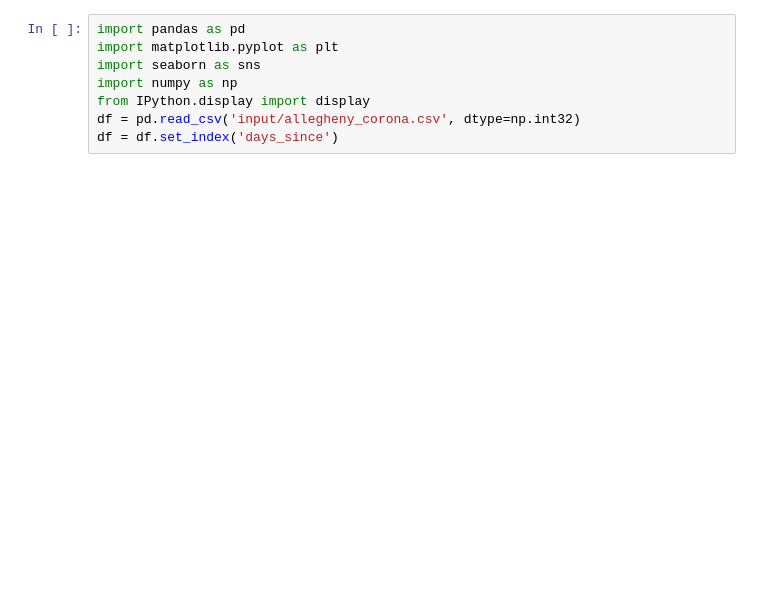
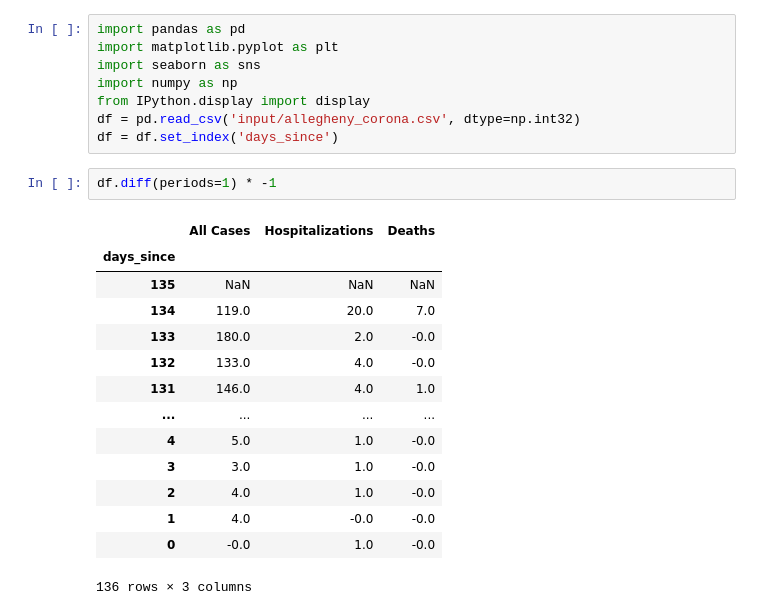
Before and after one commit to oxenfree/allegheny_corona_viz, a Jupyter notebook: allegheny_rona.ipynb, the cells around one changed output. Cells and saved outputs as stored; diff of their text form; blank space fills up the shorter version.

```diff
--- a/allegheny_rona.ipynb
+++ b/allegheny_rona.ipynb
@@ -6,6 +6,23 @@ import numpy as np
 from IPython.display import display
 df = pd.read_csv('input/allegheny_corona.csv', dtype=np.int32)
 df = df.set_index('days_since')
+# %%
+df.diff(periods=1) * -1
+# %% [output]
+|  | All Cases | Hospitalizations | Deaths |
+| days_since |  |  |  |
+| 135 | NaN | NaN | NaN |
+| 134 | 119.0 | 20.0 | 7.0 |
+| 133 | 180.0 | 2.0 | -0.0 |
+| 132 | 133.0 | 4.0 | -0.0 |
+| 131 | 146.0 | 4.0 | 1.0 |
+| ... | ... | ... | ... |
+| 4 | 5.0 | 1.0 | -0.0 |
+| 3 | 3.0 | 1.0 | -0.0 |
+| 2 | 4.0 | 1.0 | -0.0 |
+| 1 | 4.0 | -0.0 | -0.0 |
+| 0 | -0.0 | 1.0 | -0.0 |
+136 rows × 3 columns
 # %%
 import matplotlib.patches as mpatches
 sns.set_context('talk')
```
Also changed, not shown: parts of 2 cells of this notebook, 4 other files.
